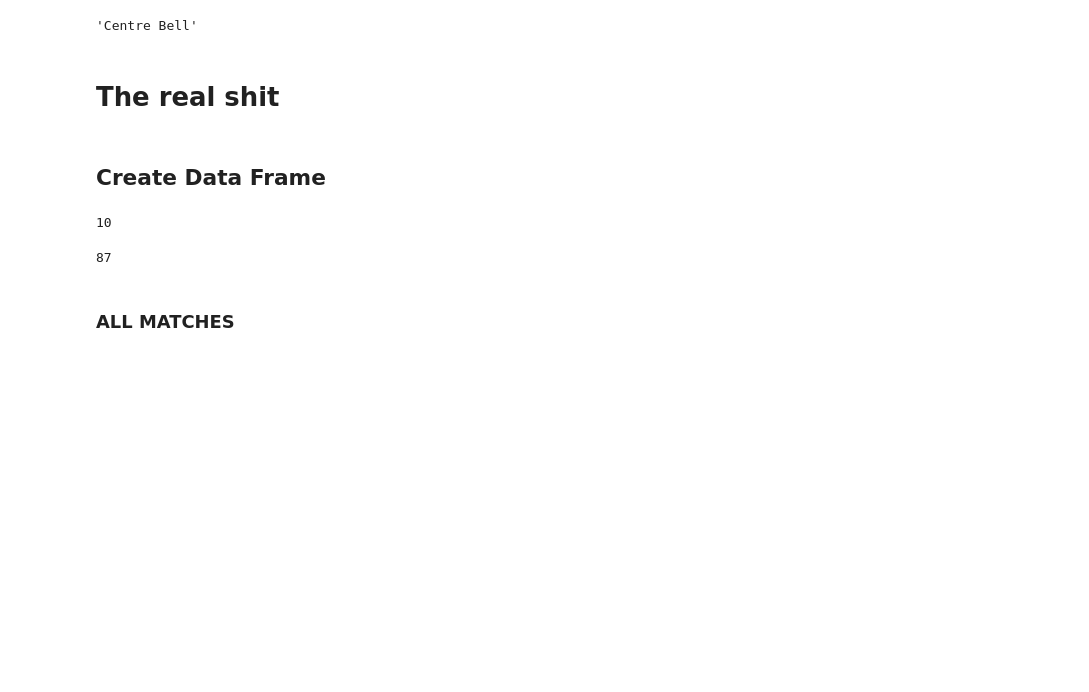
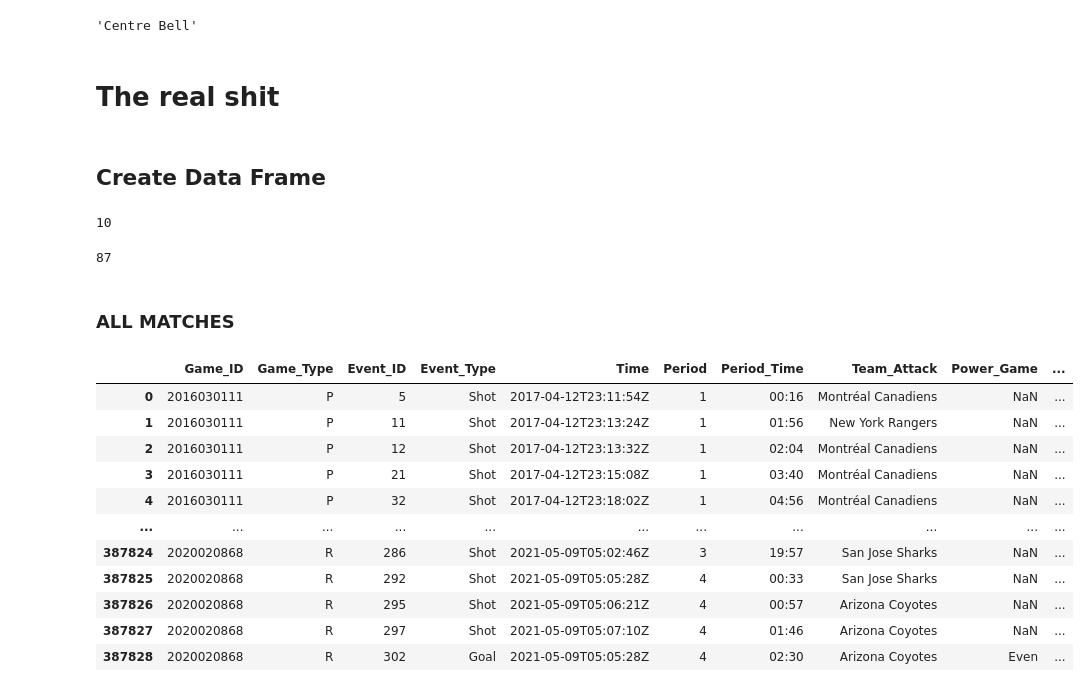
Before and after one commit to nassimwalha/IFT-6758, a Jupyter notebook: notebooks/Tydying data.ipynb, the cells around one changed output. Cells and saved outputs as stored; diff of their text form; code cells hidden in the pictures; blank space fills up the shorter version.

```diff
--- a/notebooks/Tydying data.ipynb
+++ b/notebooks/Tydying data.ipynb
@@ -138,43 +138,56 @@ for a in range(len(data.data)):
                         Shooters.append(data.data[a]['data'][b]['liveData']['plays']['allPlays'][i]['players'][j]['player']['fullName'])
                     if data.data[a]['data'][b]['liveData']['plays']['allPlays'][i]['players'][j]['playerType'] == 'Goalie':
                         Goalies.append(data.data[a]['data'][b]['liveData']['plays']['allPlays'][i]['players'][j]['player']['fullName'])
-                Scorers.append(np.nan)
+                # Scorers.append(np.nan)
 
             if data.data[a]['data'][b]['liveData']['plays']['allPlays'][i]['result']['event'] == 'Goal':
                 Game_ID.append(data.data[a]['data'][b]['gamePk'])
                 Game_Type.append(data.data[a]['data'][b]['gameData']['game']['type'])
                 Event_ID.append(data.data[a]['data'][b]['liveData']['plays']['allPlays'][i]['about']['eventIdx'])
                 Event_Type.append(data.data[a]['data'][b]['liveData']['plays']['allPlays'][i]['result']['event'])
                 Power_Game.append(data.data[a]['data'][b]['liveData']['plays']['allPlays'][i]['result']['strength']['name'])
                 try :
                     Empty_Net.append(data.data[a]['data'][b]['liveData']['plays']['allPlays'][i]['result']['emptyNet'])
                 except KeyError:
                     Empty_Net.append(np.nan)
                 Team_Attack.append(data.data[a]['data'][b]['liveData']['plays']['allPlays'][i]['team']['name'])
                 try:
                     Coordinate_X.append(data.data[a]['data'][b]['liveData']['plays']['allPlays'][i]['coordinates']['x'])
                 except:
                     Coordinate_X.append(np.nan)
                 try:
                     Coordinate_Y.append(data.data[a]['data'][b]['liveData']['plays']['allPlays'][i]['coordinates']['y'])
                 except:
                     Coordinate_Y.append(np.nan)
                 Period.append(data.data[a]['data'][b]['liveData']['plays']['allPlays'][i]['about']['period'])
                 Period_Time.append(data.data[a]['data'][b]['liveData']['plays']['allPlays'][i]['about']['periodTime'])
                 Time.append(data.data[a]['data'][b]['liveData']['plays']['allPlays'][i]['about']['dateTime'])
-                Shooters.append(np.nan)
+                # Shooters.append(np.nan)
 
                 for j in range(len(data.data[a]['data'][b]['liveData']['plays']['allPlays'][i]['players'])):
                     if data.data[a]['data'][b]['liveData']['plays']['allPlays'][i]['players'][j]['playerType'] == 'Scorer':
-                        Scorers.append(data.data[a]['data'][b]['liveData']['plays']['allPlays'][i]['players'][j]['player']['fullName'])
+                        Shooters.append(data.data[a]['data'][b]['liveData']['plays']['allPlays'][i]['players'][j]['player']['fullName'])
                     if data.data[a]['data'][b]['liveData']['plays']['allPlays'][i]['players'][j]['playerType'] == 'Goalie':
                         Goalies.append(data.data[a]['data'][b]['liveData']['plays']['allPlays'][i]['players'][j]['player']['fullName'])
 
-        while len(Goalies) < len(Game_ID):
-            Goalies.append(np.nan)
+            if len(Goalies) < len(Game_ID):
+                Goalies.append(np.nan)
 
+# , 'Scorers': Scorers
 
-data_game = {'Game_ID': Game_ID, 'Game_Type': Game_Type, 'Event_ID': Event_ID, 'Event_Type': Event_Type, 'Time': Time, 'Period': Period, 'Period_Time': Period_Time, 'Team_Attack': Team_Attack, 'Power_Game': Power_Game, 'Empty_Net': Empty_Net, 'Shooters': Shooters, 'Scorers': Scorers, 'Goalies': Goalies, 'X_Coordinate': Coordinate_X, 'Y_Coordinate': Coordinate_Y}
+data_game = {'Game_ID': Game_ID, 'Game_Type': Game_Type, 'Event_ID': Event_ID, 'Event_Type': Event_Type, 'Time': Time, 'Period': Period, 'Period_Time': Period_Time, 'Team_Attack': Team_Attack, 'Power_Game': Power_Game, 'Empty_Net': Empty_Net, 'Shooters_scorer': Shooters, 'Goalies': Goalies, 'X_Coordinate': Coordinate_X, 'Y_Coordinate': Coordinate_Y}
 df = pd.DataFrame(data_game)
-print(df)
+df
 # %% [output]
+|  | Game_ID | Game_Type | Event_ID | Event_Type | Time | Period | Period_Time | Team_Attack | Power_Game | ... |
+| 0 | 2016030111 | P | 5 | Shot | 2017-04-12T23:11:54Z | 1 | 00:16 | Montréal Canadiens | NaN | ... |
+| 1 | 2016030111 | P | 11 | Shot | 2017-04-12T23:13:24Z | 1 | 01:56 | New York Rangers | NaN | ... |
+| 2 | 2016030111 | P | 12 | Shot | 2017-04-12T23:13:32Z | 1 | 02:04 | Montréal Canadiens | NaN | ... |
+| 3 | 2016030111 | P | 21 | Shot | 2017-04-12T23:15:08Z | 1 | 03:40 | Montréal Canadiens | NaN | ... |
+| 4 | 2016030111 | P | 32 | Shot | 2017-04-12T23:18:02Z | 1 | 04:56 | Montréal Canadiens | NaN | ... |
+| ... | ... | ... | ... | ... | ... | ... | ... | ... | ... | ... |
+| 387824 | 2020020868 | R | 286 | Shot | 2021-05-09T05:02:46Z | 3 | 19:57 | San Jose Sharks | NaN | ... |
+| 387825 | 2020020868 | R | 292 | Shot | 2021-05-09T05:05:28Z | 4 | 00:33 | San Jose Sharks | NaN | ... |
+| 387826 | 2020020868 | R | 295 | Shot | 2021-05-09T05:06:21Z | 4 | 00:57 | Arizona Coyotes | NaN | ... |
+| 387827 | 2020020868 | R | 297 | Shot | 2021-05-09T05:07:10Z | 4 | 01:46 | Arizona Coyotes | NaN | ... |
+| 387828 | 2020020868 | R | 302 | Goal | 2021-05-09T05:05:28Z | 4 | 02:30 | Arizona Coyotes | Even | ... |
```
Also changed, not shown: parts of 2 cells of this notebook.
